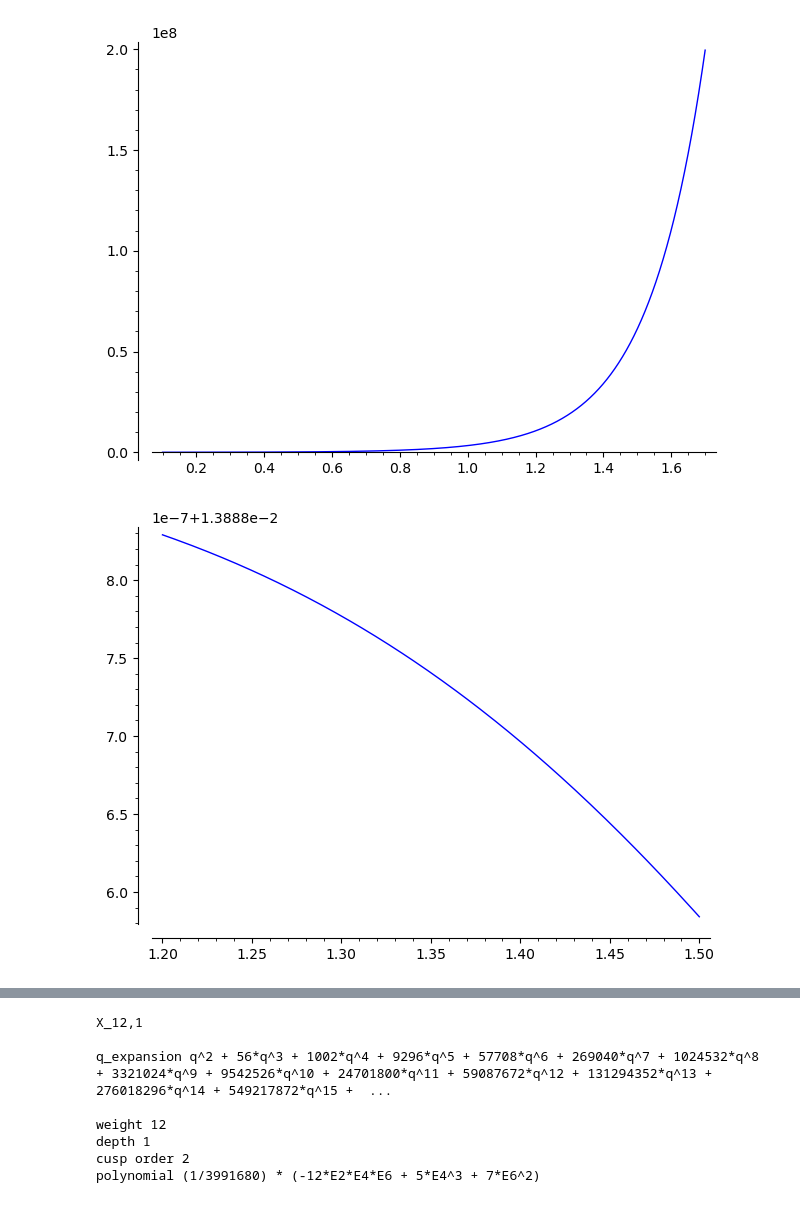
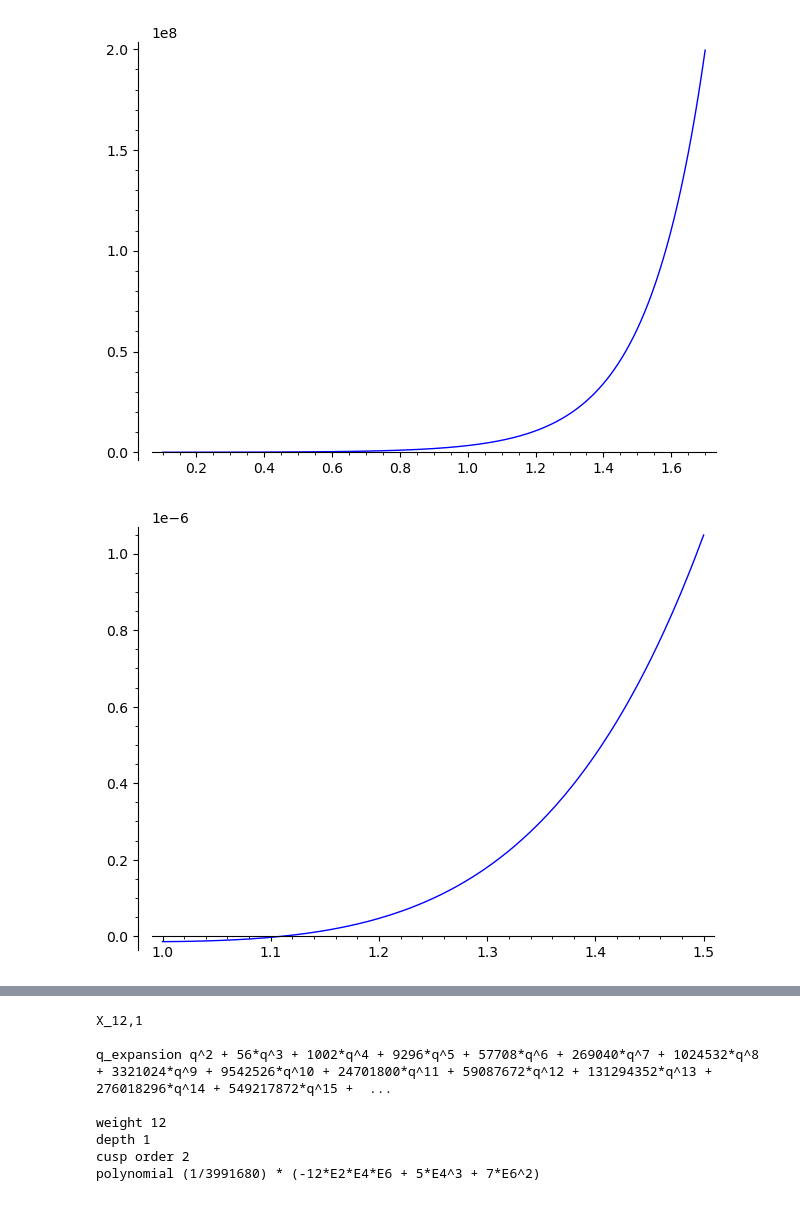
Before and after one commit to seewoo5/posqmf, a Jupyter notebook: polymod.ipynb, the cells around one changed output, grey strips where cells are left out. Saved outputs shown, nothing was run; the diff lists cells and outputs as text; code cells hidden in the pictures.

```diff
--- a/polymod.ipynb
+++ b/polymod.ipynb
@@ -38,13 +38,13 @@ plot(g8, (t, 0.1, 1.7))
 # %%
 S7 = Sk(7)
 S8 = Sk(8)
 S9 = Sk(9)
 psi7 = S7 / (t * S8)
 psi8 = S8 / (t * S9)
 
 # plot(t^8 * S7, (t, 0.1, 1.7))
 # plot(1/8 - psi8, (t, 0.5, 1.2))
 # plot(1/8 - psi8, (t, 0.2, 0.5))
-plot(1/8 - psi8, (t, 1.2, 1.5))
+plot(1/8 - psi7, (t, 1.0, 1.5))
 # %% [output]
-[figure, old version]
+[figure, new version]
```
Also changed, not shown: parts of 2 cells of this notebook.
